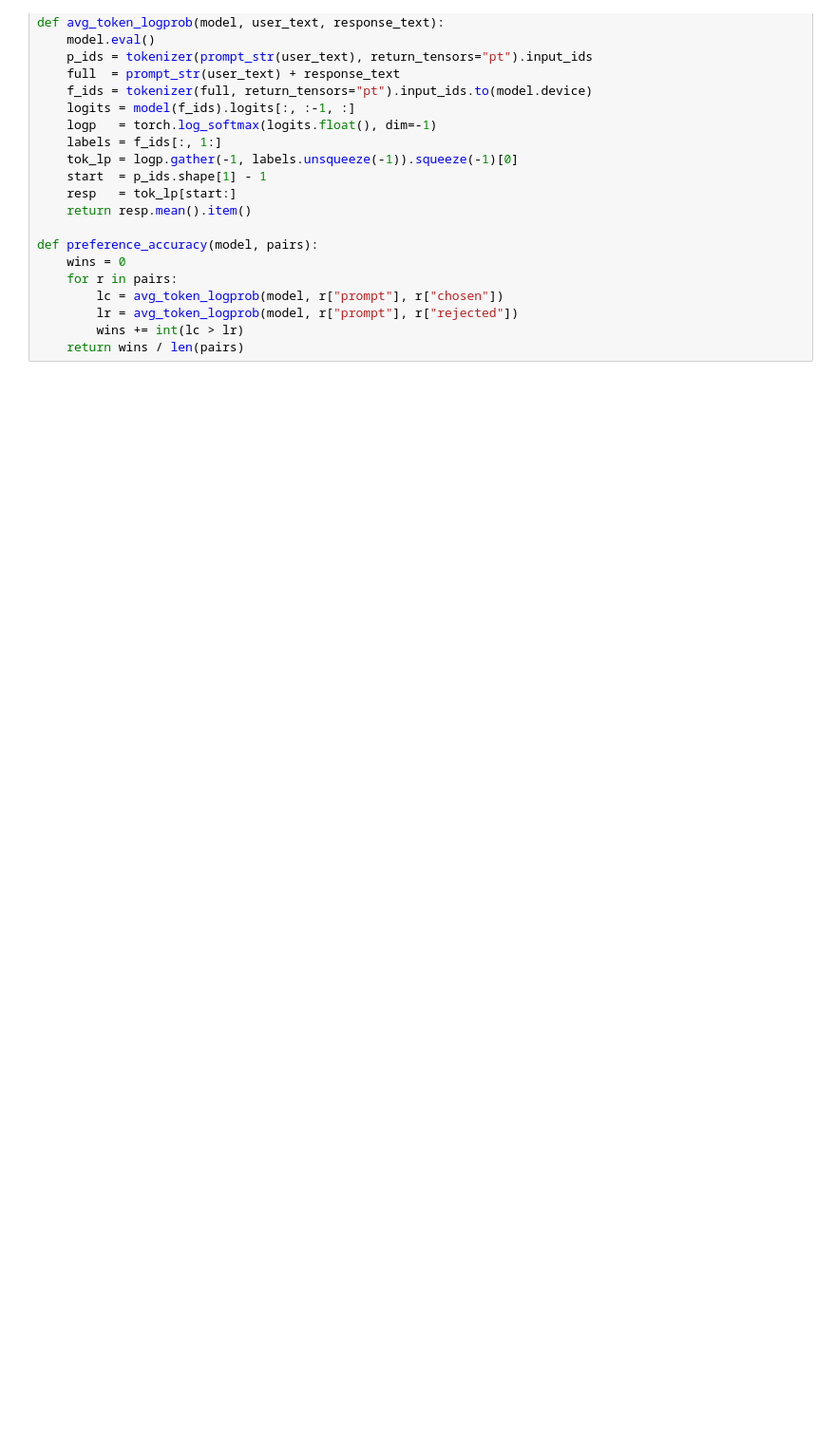
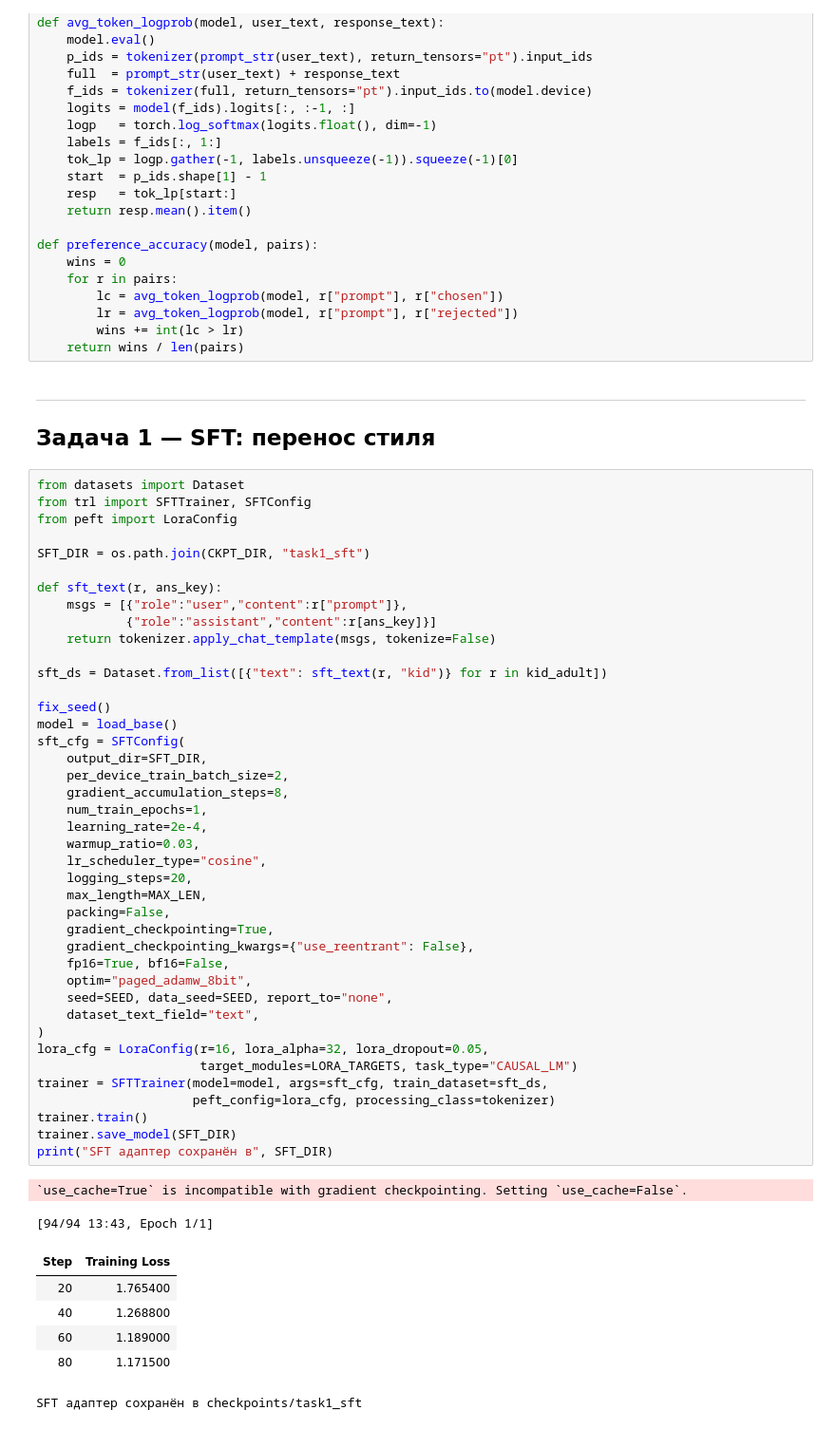
Before and after one commit to wellanx/ml-olympiad-red-task, a Jupyter notebook: ml_olympiad_red_task.ipynb, the cells around one changed output. Shown at 95% size. Drawn from its saved outputs; the diff is of its cells as text; blank space fills up the shorter version.

Commit message:
SFT: перенос стиля

```diff
--- a/ml_olympiad_red_task.ipynb
+++ b/ml_olympiad_red_task.ipynb
@@ -159,3 +159,56 @@ def preference_accuracy(model, pairs):
         lr = avg_token_logprob(model, r["prompt"], r["rejected"])
         wins += int(lc > lr)
     return wins / len(pairs)
+# %% [markdown]
+---
+## Задача 1 — SFT: перенос стиля
+# %%
+from datasets import Dataset
+from trl import SFTTrainer, SFTConfig
+from peft import LoraConfig
+
+SFT_DIR = os.path.join(CKPT_DIR, "task1_sft")
+
+def sft_text(r, ans_key):
+    msgs = [{"role":"user","content":r["prompt"]},
+            {"role":"assistant","content":r[ans_key]}]
+    return tokenizer.apply_chat_template(msgs, tokenize=False)
+
+sft_ds = Dataset.from_list([{"text": sft_text(r, "kid")} for r in kid_adult])
+
+fix_seed()
+model = load_base()
+sft_cfg = SFTConfig(
+    output_dir=SFT_DIR,
+    per_device_train_batch_size=2,
+    gradient_accumulation_steps=8,
+    num_train_epochs=1,
+    learning_rate=2e-4,
+    warmup_ratio=0.03,
+    lr_scheduler_type="cosine",
+    logging_steps=20,
+    max_length=MAX_LEN,
+    packing=False,
+    gradient_checkpointing=True,
+    gradient_checkpointing_kwargs={"use_reentrant": False},
+    fp16=True, bf16=False,
+    optim="paged_adamw_8bit",
+    seed=SEED, data_seed=SEED, report_to="none",
+    dataset_text_field="text",
+)
+lora_cfg = LoraConfig(r=16, lora_alpha=32, lora_dropout=0.05,
+                      target_modules=LORA_TARGETS, task_type="CAUSAL_LM")
+trainer = SFTTrainer(model=model, args=sft_cfg, train_dataset=sft_ds,
+                     peft_config=lora_cfg, processing_class=tokenizer)
+trainer.train()
+trainer.save_model(SFT_DIR)
+print("SFT адаптер сохранён в", SFT_DIR)
+# %% [output]
+`use_cache=True` is incompatible with gradient checkpointing. Setting `use_cache=False`.
+[94/94 13:43, Epoch 1/1]
+| Step | Training Loss |
+| 20 | 1.765400 |
+| 40 | 1.268800 |
+| 60 | 1.189000 |
+| 80 | 1.171500 |
+SFT адаптер сохранён в checkpoints/task1_sft
```
Also changed, not shown: parts of 1 cell of this notebook.
